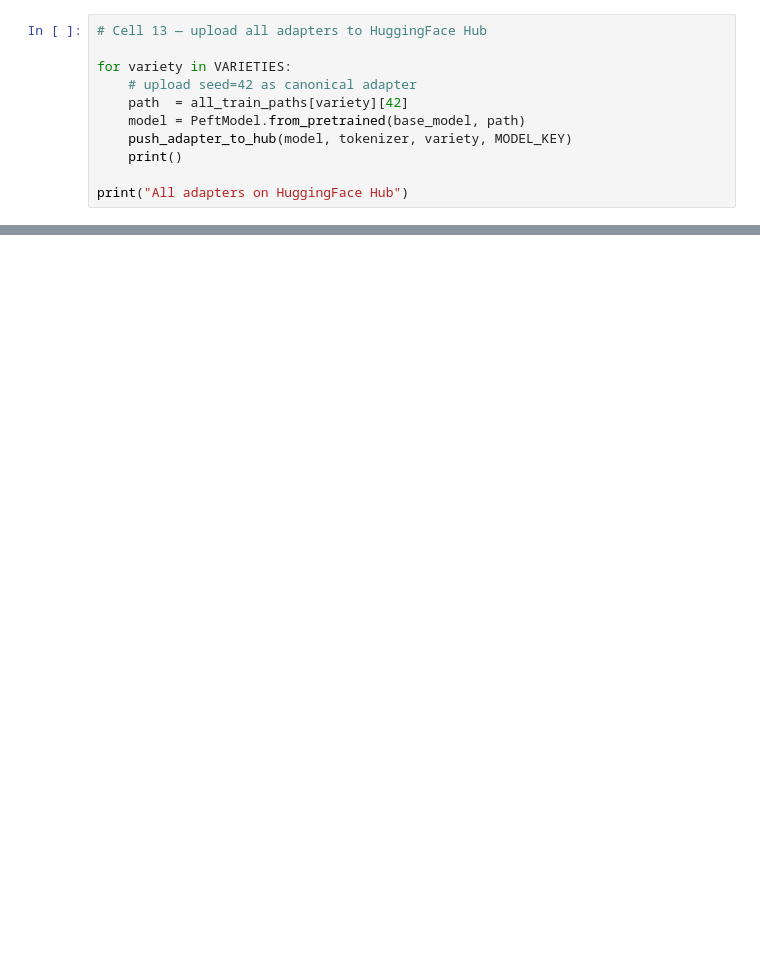
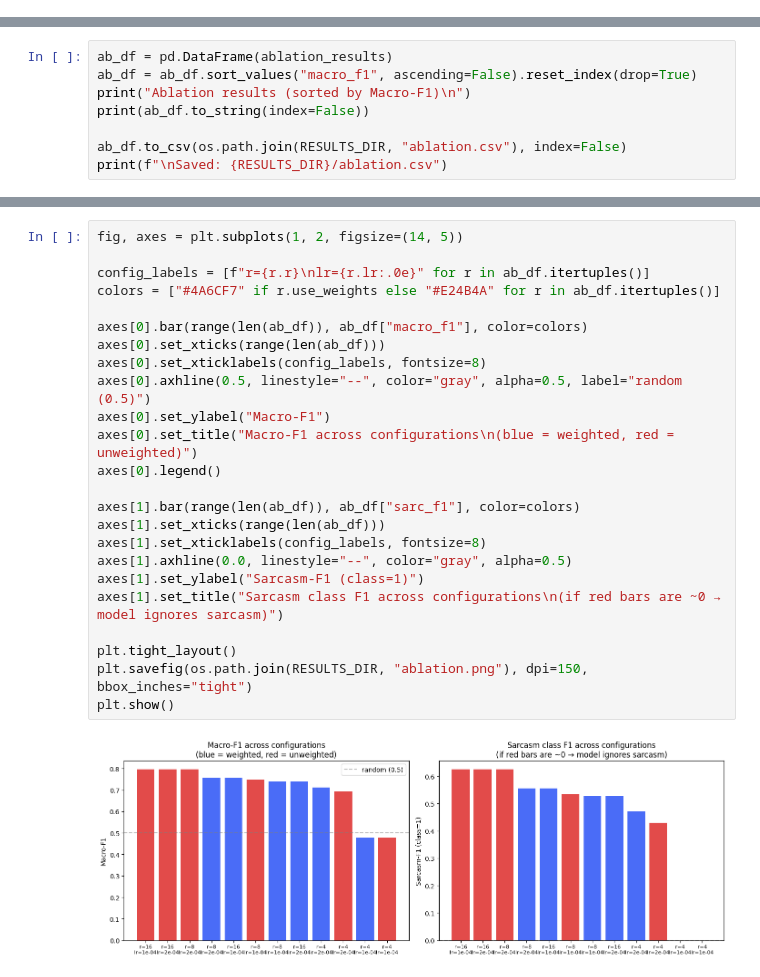
Before and after one commit to momofahmi/NLP-sequence-classification, a Jupyter notebook: notebooks/lora_notebook.ipynb, the cells around one changed output, grey strips where cells are left out. Cells and saved outputs as stored; diff of their text form; blank space fills up the shorter version.

```diff
--- a/notebooks/lora_notebook.ipynb
+++ b/notebooks/lora_notebook.ipynb
@@ -306,11 +0,0 @@ print("\nAll adapters trained successfully")
-# %%
-# Cell 13 — upload all adapters to HuggingFace Hub
-
-for variety in VARIETIES:
-    # upload seed=42 as canonical adapter
-    path  = all_train_paths[variety][42]
-    model = PeftModel.from_pretrained(base_model, path)
-    push_adapter_to_hub(model, tokenizer, variety, MODEL_KEY)
-    print()
-
-print("All adapters on HuggingFace Hub")
@@ -604,0 +308,8 @@ print("\nAll files downloaded")
+# %%
+ab_df = pd.DataFrame(ablation_results)
+ab_df = ab_df.sort_values("macro_f1", ascending=False).reset_index(drop=True)
+print("Ablation results (sorted by Macro-F1)\n")
+print(ab_df.to_string(index=False))
+
+ab_df.to_csv(os.path.join(RESULTS_DIR, "ablation.csv"), index=False)
+print(f"\nSaved: {RESULTS_DIR}/ablation.csv")
@@ -604,0 +334,26 @@ print("\nAll files downloaded")
+# %%
+fig, axes = plt.subplots(1, 2, figsize=(14, 5))
+
+config_labels = [f"r={r.r}\nlr={r.lr:.0e}" for r in ab_df.itertuples()]
+colors = ["#4A6CF7" if r.use_weights else "#E24B4A" for r in ab_df.itertuples()]
+
+axes[0].bar(range(len(ab_df)), ab_df["macro_f1"], color=colors)
+axes[0].set_xticks(range(len(ab_df)))
+axes[0].set_xticklabels(config_labels, fontsize=8)
+axes[0].axhline(0.5, linestyle="--", color="gray", alpha=0.5, label="random (0.5)")
+axes[0].set_ylabel("Macro-F1")
+axes[0].set_title("Macro-F1 across configurations\n(blue = weighted, red = unweighted)")
+axes[0].legend()
+
+axes[1].bar(range(len(ab_df)), ab_df["sarc_f1"], color=colors)
+axes[1].set_xticks(range(len(ab_df)))
+axes[1].set_xticklabels(config_labels, fontsize=8)
+axes[1].axhline(0.0, linestyle="--", color="gray", alpha=0.5)
+axes[1].set_ylabel("Sarcasm-F1 (class=1)")
+axes[1].set_title("Sarcasm class F1 across configurations\n(if red bars are ~0 → model ignores sarcasm)")
+
+plt.tight_layout()
+plt.savefig(os.path.join(RESULTS_DIR, "ablation.png"), dpi=150, bbox_inches="tight")
+plt.show()
+# %% [output]
+[figure, added]
```
Also changed, not shown: parts of 62 cells of this notebook, 2 other files.
